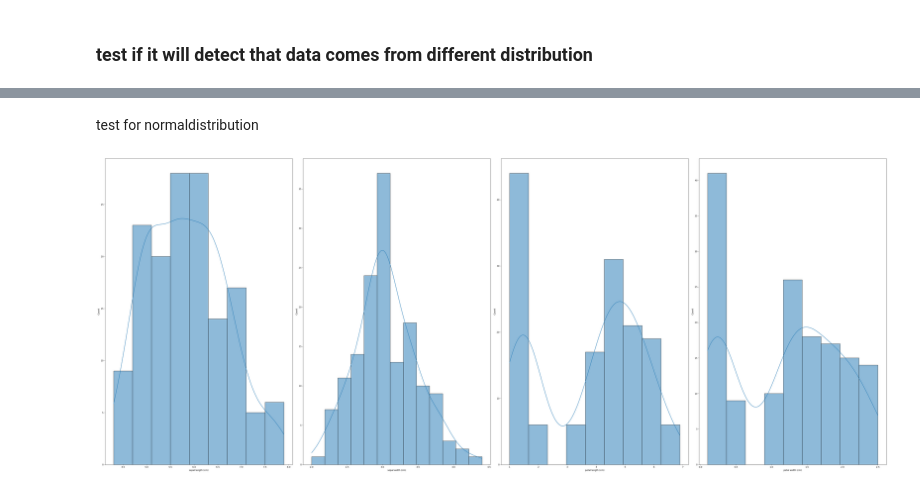
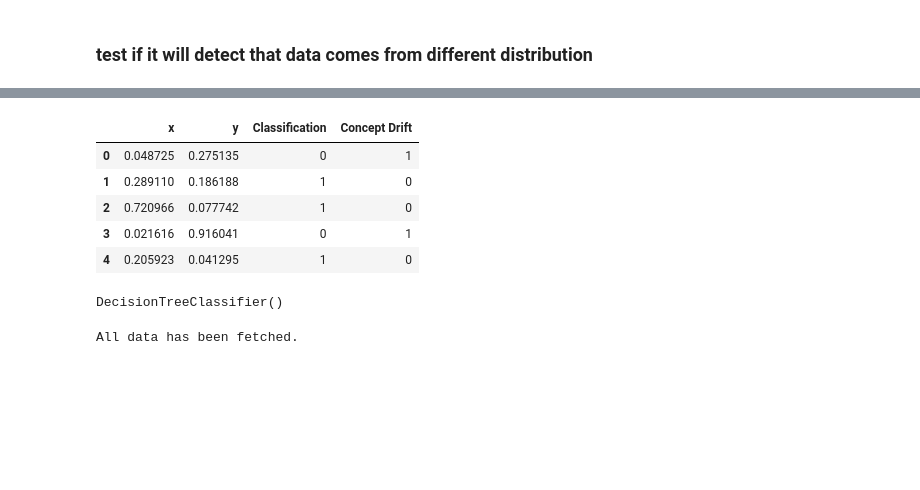
Before and after one commit to ranUser01/DDAL, a Jupyter notebook: Test_example.ipynb, the cells around one changed output, grey strips where cells are left out. Cells and saved outputs as stored; diff of their text form; code cells hidden in the pictures; blank space fills up the shorter version.

```diff
--- a/Test_example.ipynb
+++ b/Test_example.ipynb
@@ -57,13 +42,12 @@ import seaborn as sbs
-# %% [markdown]
-test for normaldistribution
-# %%
-# Assuming df_x is your DataFrame
-fig, axs = plt.subplots(1,len(df_x.columns), figsize=(50, 5*len(df_x.columns)))
-
-for i, c in enumerate(df_x.columns):
-    sbs.histplot(data=df_x, x=c, kde=True, ax=axs[i])
-
-plt.tight_layout()
-plt.show()
-# %% [output]
-[figure, removed]
+# %%
+data_sin = pd.read_csv('../data/Sine.csv', index_col=0)
+data_sin['Classification'] = data_sin['Classification'].map({'Initially Negative':0,'Initially Positive':1})
+data_sin['Concept Drift'] = data_sin['Concept Drift'].map({'After Concept Drift Negative':0,'After Concept Drift Positive':1})
+data_sin.head()
+# %% [output]
+|  | x | y | Classification | Concept Drift |
+| 0 | 0.048725 | 0.275135 | 0 | 1 |
+| 1 | 0.289110 | 0.186188 | 1 | 0 |
+| 2 | 0.720966 | 0.077742 | 1 | 0 |
+| 3 | 0.021616 | 0.916041 | 0 | 1 |
+| 4 | 0.205923 | 0.041295 | 1 | 0 |
@@ -69,0 +63,5 @@ plt.show()
+# %%
+classifier = tree.DecisionTreeClassifier()
+classifier.fit(df_x_train, df_y_train)
+# %% [output]
+DecisionTreeClassifier()
@@ -69,0 +71,15 @@ plt.show()
+# %%
+for batch_test in batcher:
+    batch_test = batch_test.drop(columns=['Concept Drift','Classification'])
+    for index,_ in batch_test.iterrows():
+        y_pred = classifier.predict_proba(batch_test.iloc[[index]])
+        max_y_pred_prob = y_pred.max()
+        ddal.count_selected_instances(max_y_pred_prob)
+
+    ddal.compute_current_density()
+
+    if ddal.detection_module():
+        print('Drift Detected')
+        ddal.reset()
+# %% [output]
+All data has been fetched.
```
Also changed, not shown: parts of 6 cells of this notebook, 1 other file.
